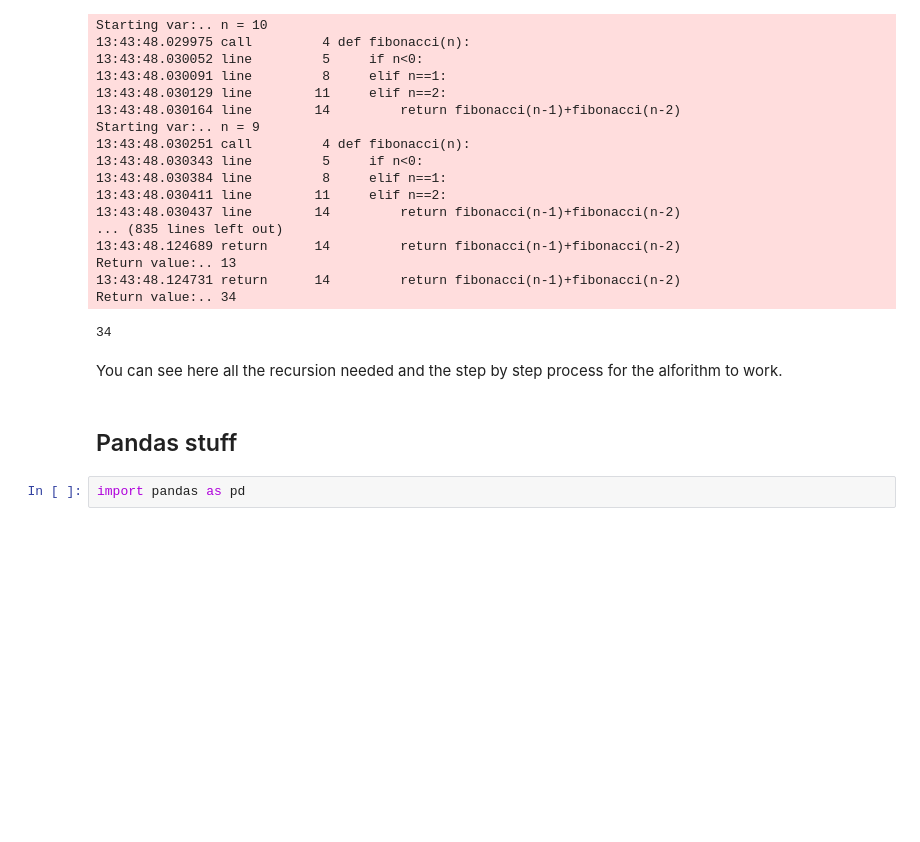
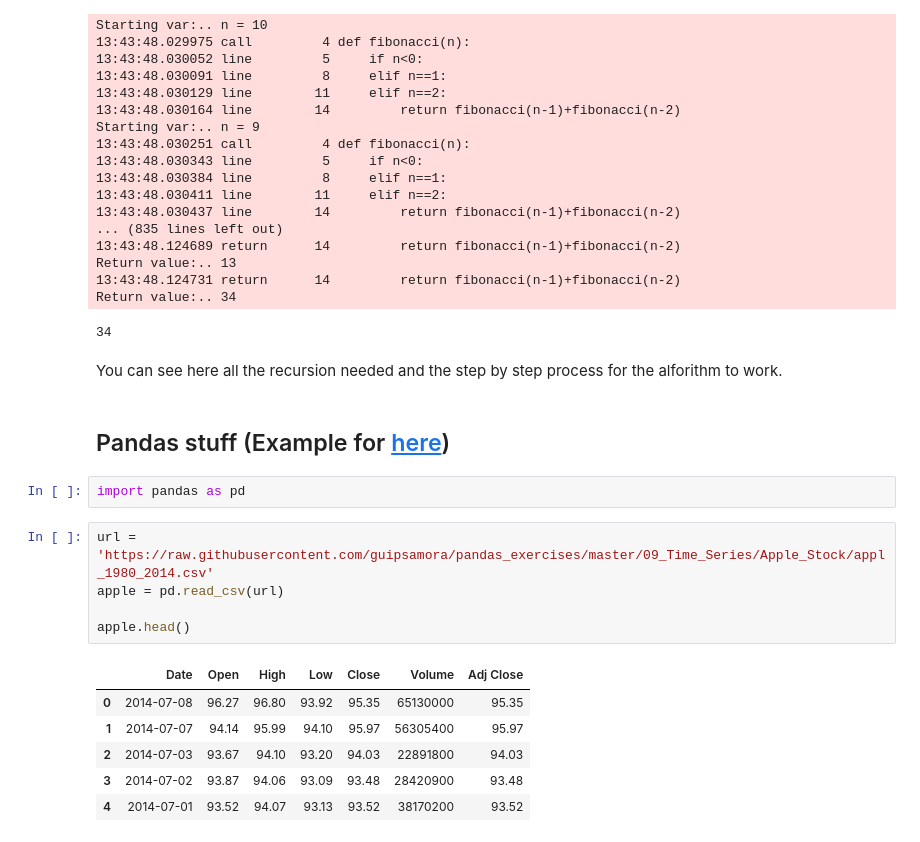
Before and after one commit to FavioVazquez/matrix_languages_tools, a Jupyter notebook: Test_PySnooper.ipynb, the cells around one changed output. Drawn from its saved outputs; the diff is of its cells as text; blank space fills up the shorter version.

```diff
--- a/Test_PySnooper.ipynb
+++ b/Test_PySnooper.ipynb
@@ -58,7 +58,19 @@ Return value:.. 34
 34
 # %% [markdown]
 You can see here all the recursion needed and the step by step process for the alforithm to work.
-# %% [markdown]
-## Pandas stuff
+# %% [markdown]
+## Pandas stuff (Example for [here](https://github.com/guipsamora/pandas_exercises/blob/master/09_Time_Series/Apple_Stock/Exercises-with-solutions-code.ipynb))
 # %%
 import pandas as pd
+# %%
+url = 'https://raw.githubusercontent.com/guipsamora/pandas_exercises/master/09_Time_Series/Apple_Stock/appl_1980_2014.csv'
+apple = pd.read_csv(url)
+
+apple.head()
+# %% [output]
+|  | Date | Open | High | Low | Close | Volume | Adj Close |
+| 0 | 2014-07-08 | 96.27 | 96.80 | 93.92 | 95.35 | 65130000 | 95.35 |
+| 1 | 2014-07-07 | 94.14 | 95.99 | 94.10 | 95.97 | 56305400 | 95.97 |
+| 2 | 2014-07-03 | 93.67 | 94.10 | 93.20 | 94.03 | 22891800 | 94.03 |
+| 3 | 2014-07-02 | 93.87 | 94.06 | 93.09 | 93.48 | 28420900 | 93.48 |
+| 4 | 2014-07-01 | 93.52 | 94.07 | 93.13 | 93.52 | 38170200 | 93.52 |
```
